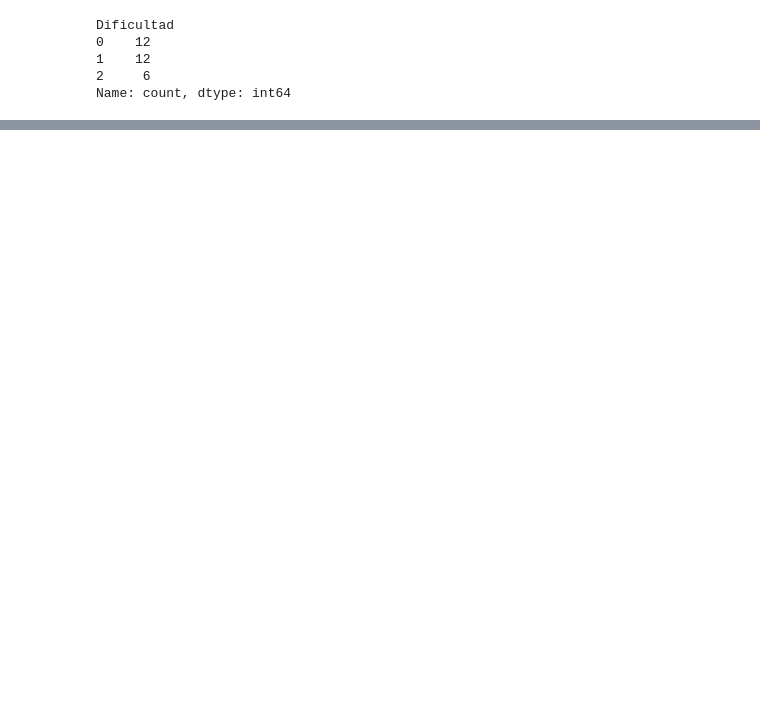
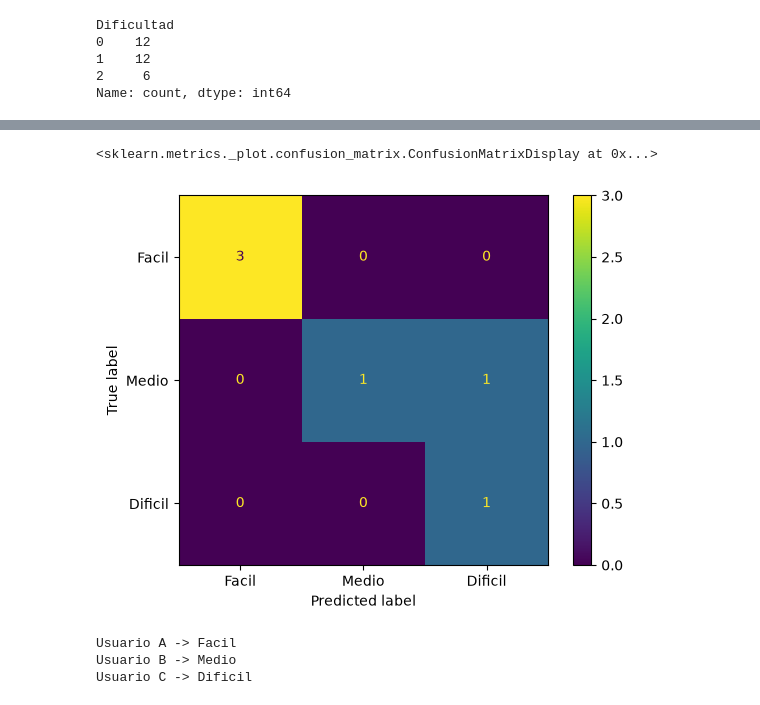
Before and after one commit to luci-o/LIFE-FIT, a Jupyter notebook: IA/index.ipynb, the cells around one changed output, grey strips where cells are left out. Drawn from its saved outputs; the diff is of its cells as text; code cells hidden in the pictures; blank space fills up the shorter version.

```diff
--- a/IA/index.ipynb
+++ b/IA/index.ipynb
@@ -8586,0 +8637,80 @@ Name: count, dtype: int64
+# %%
+from sklearn.metrics import confusion_matrix, ConfusionMatrixDisplay
+
+matriz_arbol = confusion_matrix(
+    y_test,
+    predicciones_arbol,
+    labels=[0, 1, 2]
+)
+
+display_arbol = ConfusionMatrixDisplay(
+    confusion_matrix=matriz_arbol,
+    display_labels=[
+        "Facil",
+        "Medio",
+        "Dificil"
+    ]
+)
+
+display_arbol.plot()
+# %% [output]
+<sklearn.metrics._plot.confusion_matrix.ConfusionMatrixDisplay at 0x...>
+[figure, added]
+# %%
+usuarios_prueba_xgb = [
+    {
+        "nombre": "Usuario A",
+        "edad": 18,
+        "peso": 65,
+        "objetivo": "ganar fuerza",
+        "dias": 2,
+        "tiempo": 30,
+        "experiencia": "principiante",
+        "lugar": "hogar",
+        "lesiones": "nada"
+    },
+    {
+        "nombre": "Usuario B",
+        "edad": 28,
+        "peso": 80,
+        "objetivo": "mejorar resistencia",
+        "dias": 4,
+        "tiempo": 60,
+        "experiencia": "intermedio",
+        "lugar": "gym",
+        "lesiones": "nada"
+    },
+    {
+        "nombre": "Usuario C",
+        "edad": 35,
+        "peso": 85,
+        "objetivo": "ganar fuerza",
+        "dias": 5,
+        "tiempo": 90,
+        "experiencia": "avanzado",
+        "lugar": "gym",
+        "lesiones": "nada"
+    }
+]
+
+for usuario in usuarios_prueba_xgb:
+    dificultad = predecir_dificultad(
+        usuario["edad"],
+        usuario["peso"],
+        usuario["objetivo"],
+        usuario["dias"],
+        usuario["tiempo"],
+        usuario["experiencia"],
+        usuario["lugar"],
+        usuario["lesiones"]
+    )
+
+    print(
+        usuario["nombre"],
+        "->",
+        dificultad
+    )
+# %% [output]
+Usuario A -> Facil
+Usuario B -> Medio
+Usuario C -> Dificil
```
Also changed, not shown: parts of 60 cells of this notebook.
